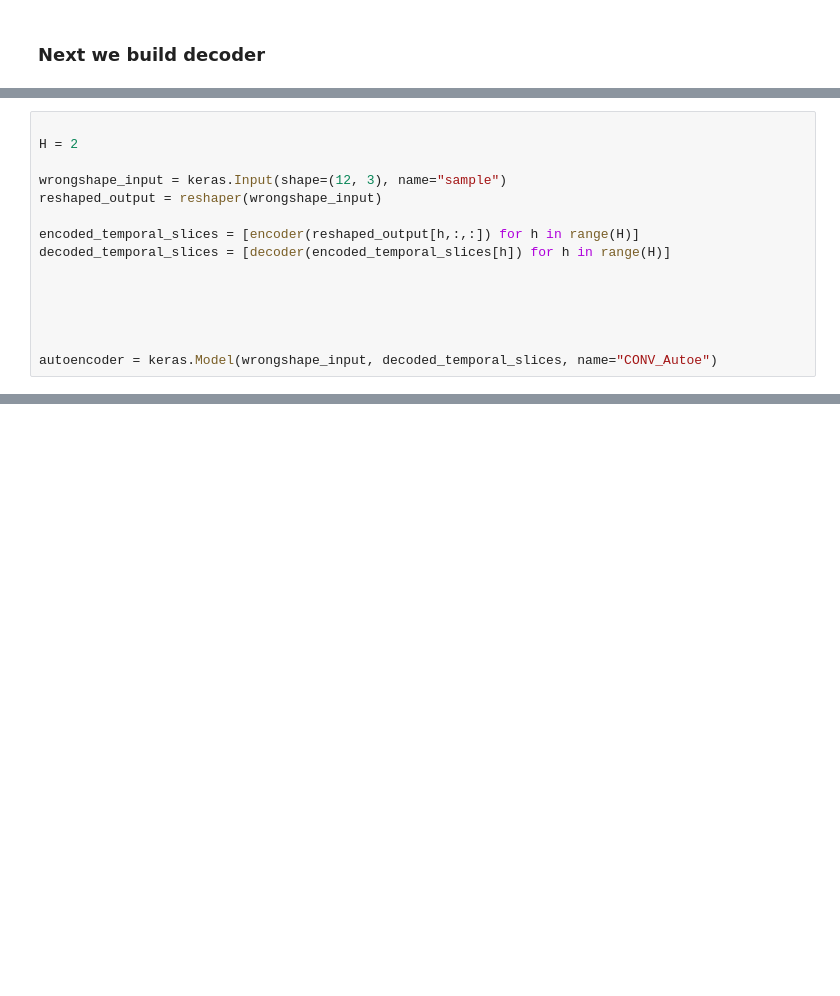
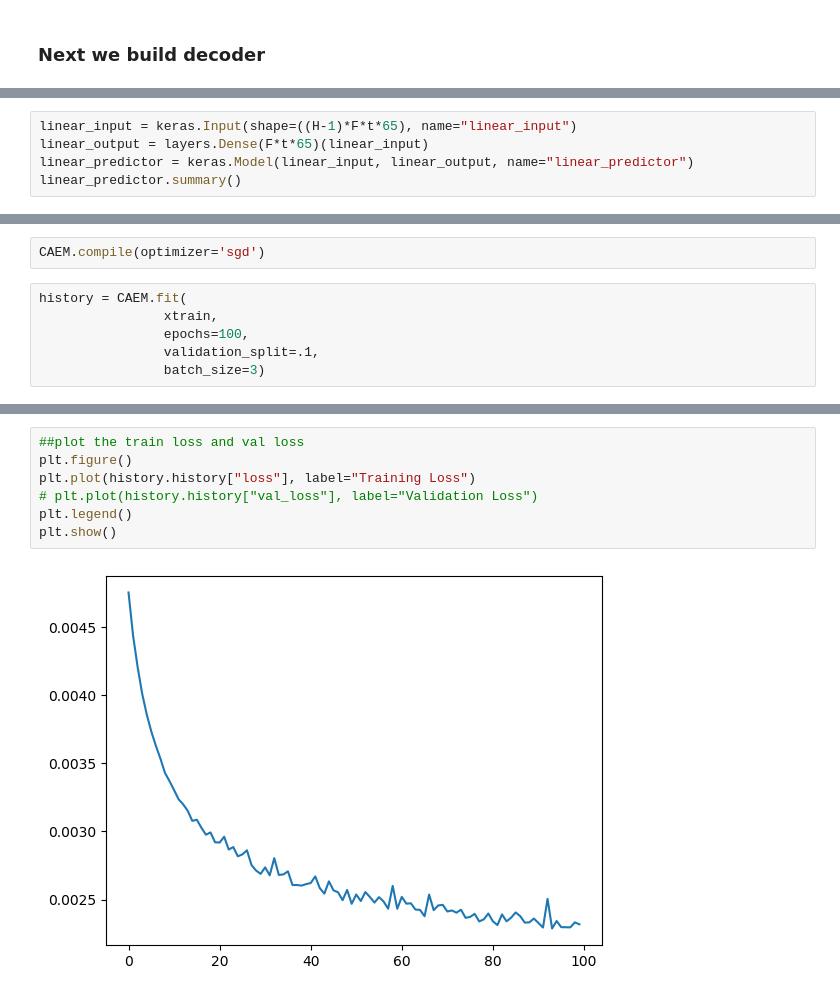
Before and after one commit to DISHDevEx/eks-ml-pipeline, a Jupyter notebook: modeling/CAE-M.ipynb, the cells around one changed output, grey strips where cells are left out. Cells and saved outputs as stored; diff of their text form; blank space fills up the shorter version.

Commit message:
pca class and CAEM model push

```diff
--- a/modeling/CAE-M.ipynb
+++ b/modeling/CAE-M.ipynb
@@ -262,0 +299,5 @@ _________________________________________________________________
+# %%
+linear_input = keras.Input(shape=((H-1)*F*t*65), name="linear_input")
+linear_output = layers.Dense(F*t*65)(linear_input)
+linear_predictor = keras.Model(linear_input, linear_output, name="linear_predictor")
+linear_predictor.summary()
@@ -265,15 +319,0 @@ _________________________________________________________________
-# %%
-
-H = 2
-
-wrongshape_input = keras.Input(shape=(12, 3), name="sample")
-reshaped_output = reshaper(wrongshape_input)
-
-encoded_temporal_slices = [encoder(reshaped_output[h,:,:]) for h in range(H)]
-decoded_temporal_slices = [decoder(encoded_temporal_slices[h]) for h in range(H)]
-
-
-
-
-
-autoencoder = keras.Model(wrongshape_input, decoded_temporal_slices, name="CONV_Autoe")
@@ -479,0 +378,8 @@ plt.show()
+# %%
+CAEM.compile(optimizer='sgd')
+# %%
+history = CAEM.fit(
+                xtrain,
+                epochs=100,
+                validation_split=.1,
+                batch_size=3)
@@ -479,0 +405,9 @@ plt.show()
+# %%
+##plot the train loss and val loss
+plt.figure()
+plt.plot(history.history["loss"], label="Training Loss")
+# plt.plot(history.history["val_loss"], label="Validation Loss")
+plt.legend()
+plt.show()
+# %% [output]
+[figure, added]
```
Also changed, not shown: parts of 39 cells of this notebook, 4 other files.
